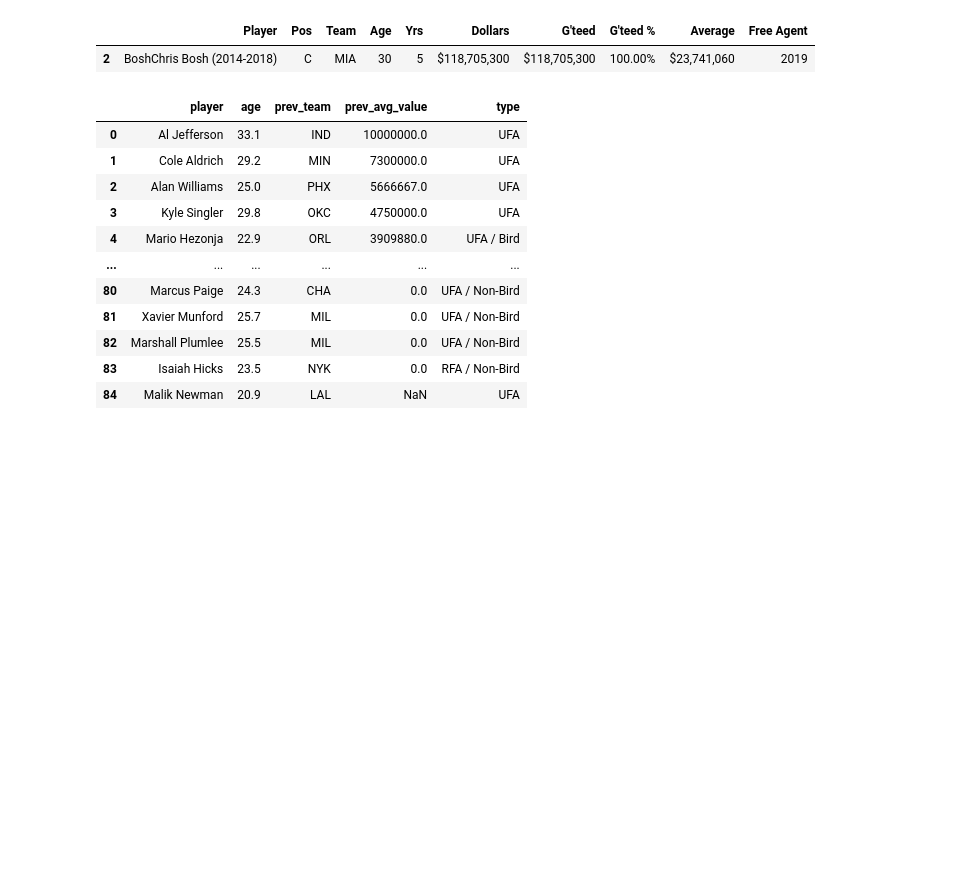
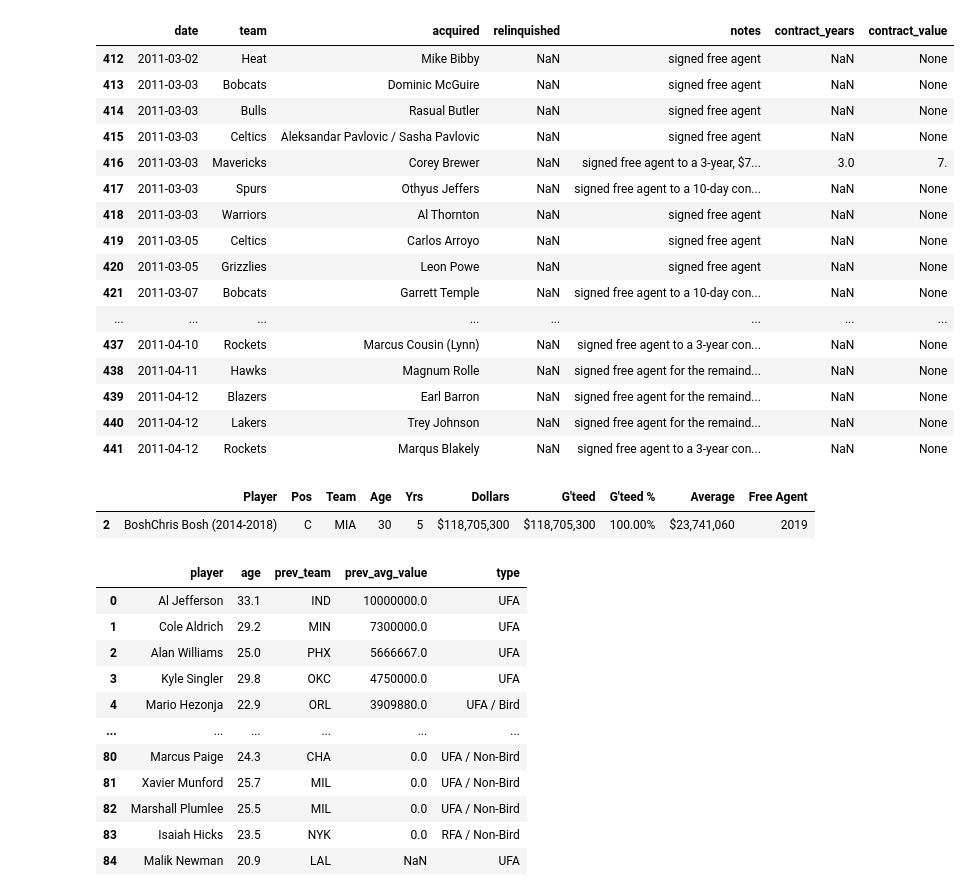
Before and after one commit to jmbarriola/nba-free-agents, a Jupyter notebook: data_wrangling.ipynb, the cells around one changed output. Saved outputs shown, nothing was run; the diff lists cells and outputs as text; code cells hidden in the pictures; blank space fills up the shorter version.

Commit message:
parse free agents sport transaction data for free agents with monetary value assigned

```diff
--- a/data_wrangling.ipynb
+++ b/data_wrangling.ipynb
@@ -2,0 +7,7 @@ import pandas as pd
+# %%
+free_agents = pd.read_csv(f'data/raw/free_agents/transactions/{YEAR}_free_agents_transactions.csv')
+free_agents.columns = free_agents.columns.str.lower()
+#remove • in front of player's name and whitespace
+free_agents.acquired = free_agents.acquired.str.replace('•', '').str.strip()
+free_agents.relinquished = free_agents.relinquished.str.replace('•', '').str.strip()
+free_agents.notes = free_agents.notes.str.lower()
@@ -3,3 +40,23 @@ import pandas as pd
+# %%
+free_agents.tail(30)
+# %% [output]
+|  | date | team | acquired | relinquished | notes | contract_years | contract_value |
+| 412 | 2011-03-02 | Heat | Mike Bibby | NaN | signed free agent | NaN | None |
+| 413 | 2011-03-03 | Bobcats | Dominic McGuire | NaN | signed free agent | NaN | None |
+| 414 | 2011-03-03 | Bulls | Rasual Butler | NaN | signed free agent | NaN | None |
+| 415 | 2011-03-03 | Celtics | Aleksandar Pavlovic / Sasha Pavlovic | NaN | signed free agent | NaN | None |
+| 416 | 2011-03-03 | Mavericks | Corey Brewer | NaN | signed free agent to a 3-year, $7... | 3.0 | 7. |
+| 417 | 2011-03-03 | Spurs | Othyus Jeffers | NaN | signed free agent to a 10-day con... | NaN | None |
+| 418 | 2011-03-03 | Warriors | Al Thornton | NaN | signed free agent | NaN | None |
+| 419 | 2011-03-05 | Celtics | Carlos Arroyo | NaN | signed free agent | NaN | None |
+| 420 | 2011-03-05 | Grizzlies | Leon Powe | NaN | signed free agent | NaN | None |
+| 421 | 2011-03-07 | Bobcats | Garrett Temple | NaN | signed free agent to a 10-day con... | NaN | None |
+| ... | ... | ... | ... | ... | ... | ... | ... |
+| 437 | 2011-04-10 | Rockets | Marcus Cousin (Lynn) | NaN | signed free agent to a 3-year con... | NaN | None |
+| 438 | 2011-04-11 | Hawks | Magnum Rolle | NaN | signed free agent for the remaind... | NaN | None |
+| 439 | 2011-04-12 | Blazers | Earl Barron | NaN | signed free agent for the remaind... | NaN | None |
+| 440 | 2011-04-12 | Lakers | Trey Johnson | NaN | signed free agent for the remaind... | NaN | None |
+| 441 | 2011-04-12 | Rockets | Marqus Blakely | NaN | signed free agent to a 3-year con... | NaN | None |
 # %%
 contracts = pd.read_csv('data/raw/contracts/sportrac/2011_contracts.csv')
 contracts[contracts.Player.str.contains('Bosh')]
```
Also changed, not shown: parts of 4 cells of this notebook.
